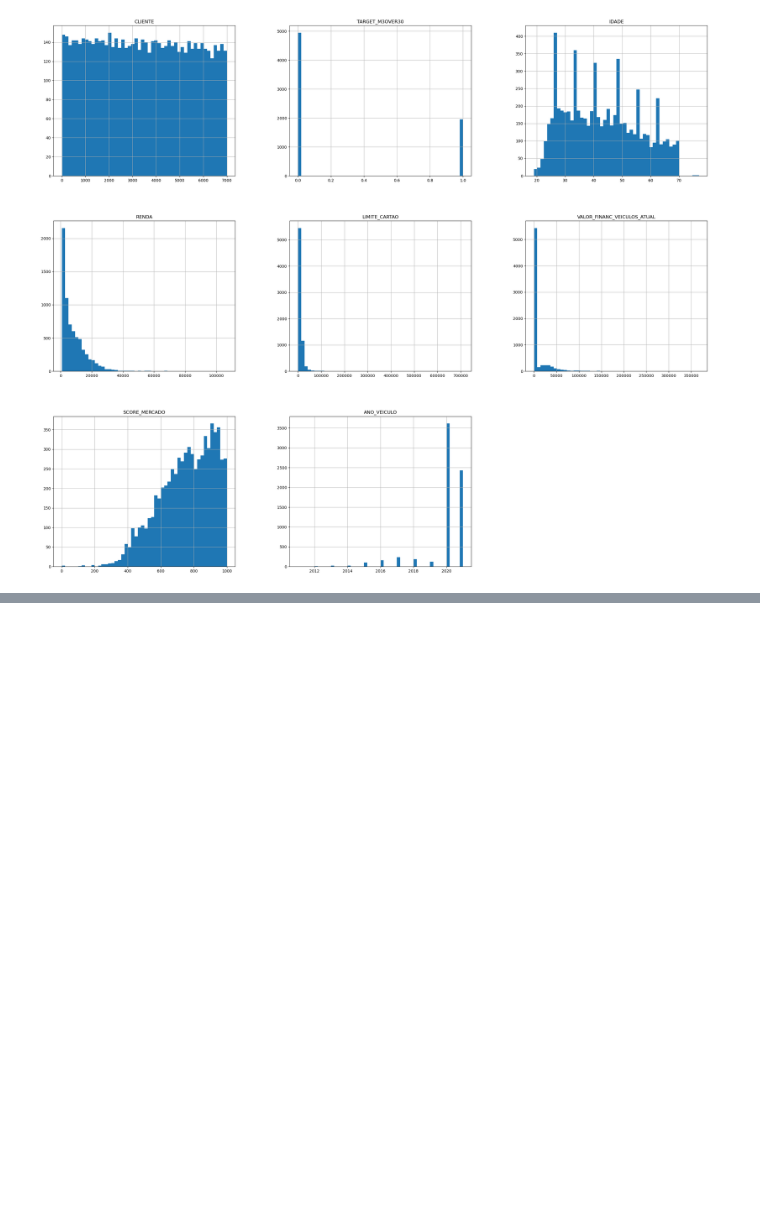
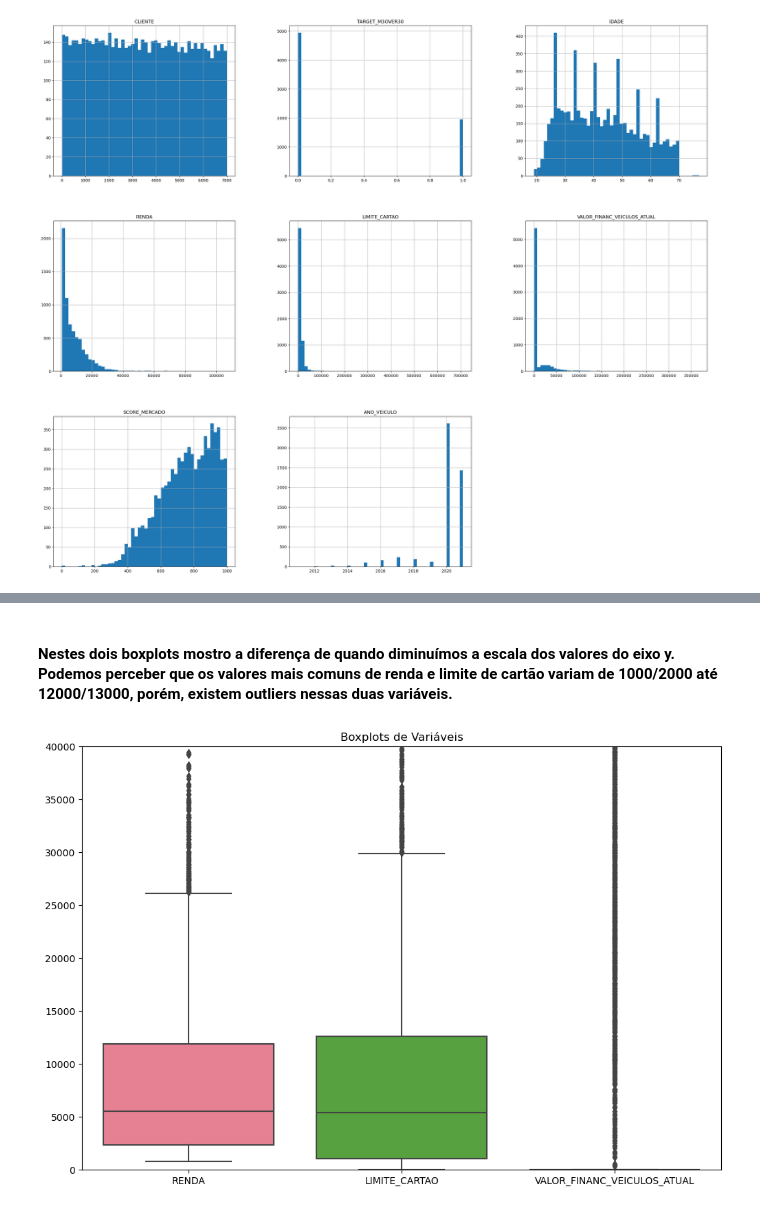
Before and after one commit to stellasposito/credit, a Jupyter notebook: credit.ipynb, the cells around one changed output, grey strips where cells are left out. Saved outputs shown, nothing was run; the diff lists cells and outputs as text; code cells hidden in the pictures; blank space fills up the shorter version.

```diff
--- a/credit.ipynb
+++ b/credit.ipynb
@@ -790,0 +183,11 @@ shap.summary_plot(shap_values, X_test)
+# %% [markdown]
+#### Nestes dois boxplots mostro a diferença de quando diminuímos a escala dos valores do eixo y. Podemos perceber que os valores mais comuns de renda e limite de cartão variam de 1000/2000 até 12000/13000, porém, existem outliers nessas duas variáveis.
+# %%
+# mesmo boxplot mas com diminuição da escala para melhor visualização
+plt.figure(figsize=(12, 8))
+sns.boxplot(data=df[colunas], palette='husl')
+plt.ylim(0, 40000)
+plt.title('Boxplots de Variáveis')
+plt.show()
+# %% [output]
+[figure, added]
```
Also changed, not shown: parts of 189 cells of this notebook.
